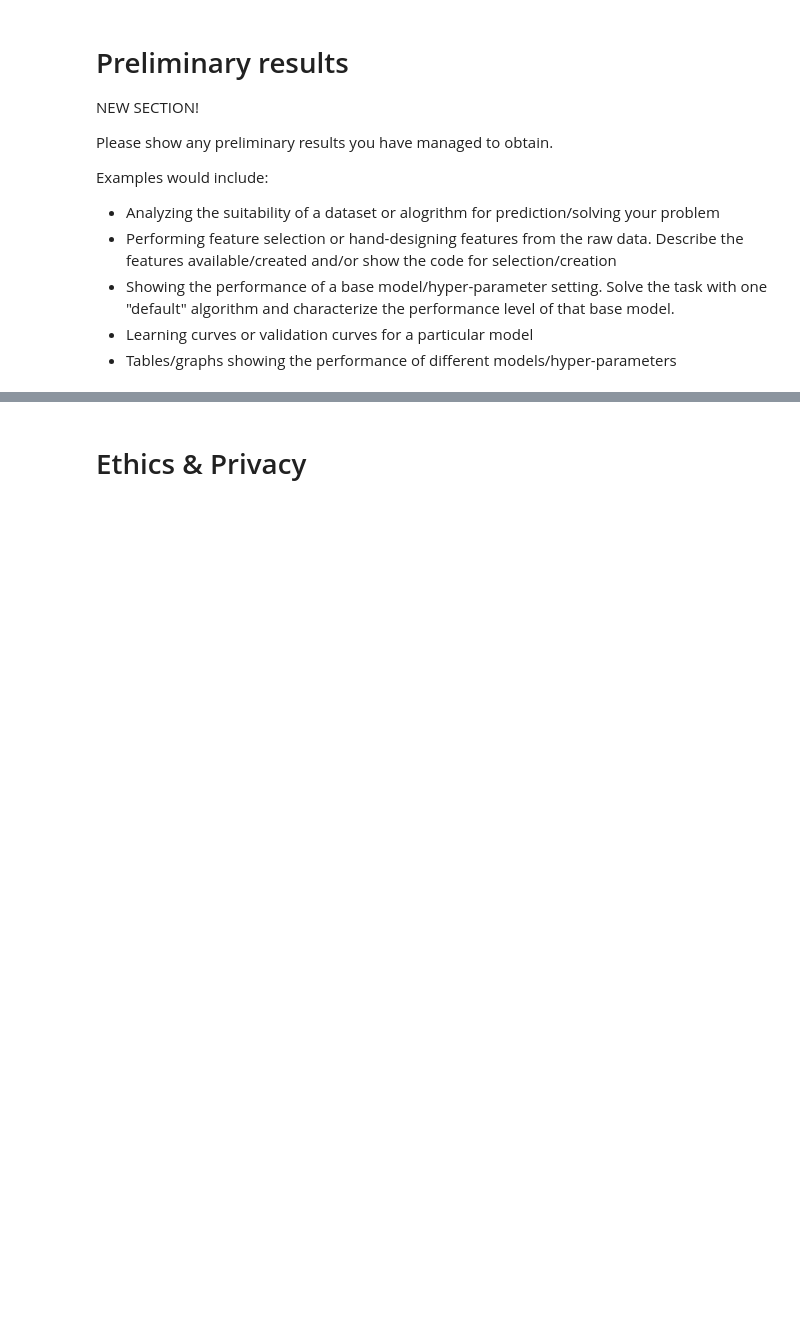
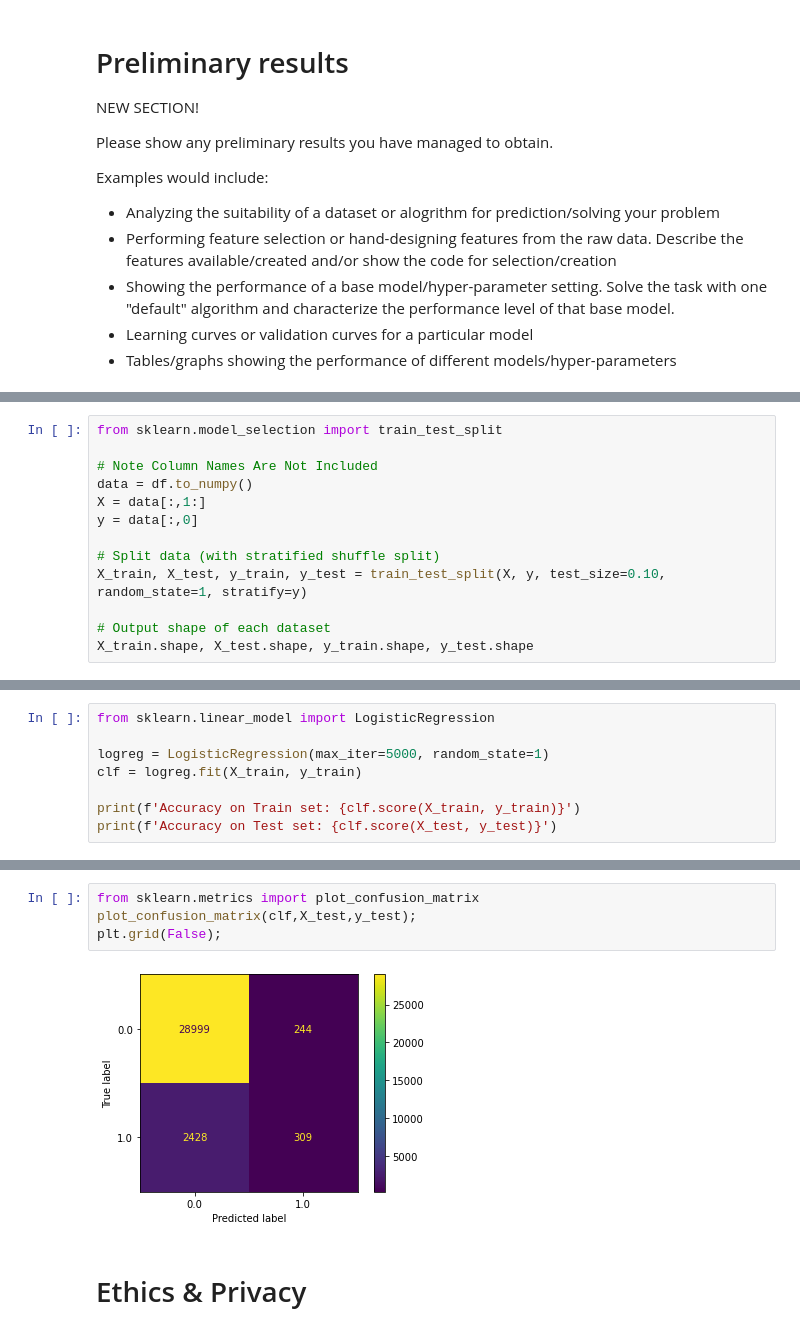
Before and after one commit to COGS118A/Group050-Sp22, a Jupyter notebook: Checkpoint_group050.ipynb, the cells around one changed output, grey strips where cells are left out. Saved outputs shown, nothing was run; the diff lists cells and outputs as text; blank space fills up the shorter version.

Commit message:
major update to notebook EDA/baseline preformance with linear regression

```diff
--- a/Checkpoint_group050.ipynb
+++ b/Checkpoint_group050.ipynb
@@ -145,0 +290,13 @@ Examples would include:
+# %%
+from sklearn.model_selection import train_test_split
+
+# Note Column Names Are Not Included
+data = df.to_numpy()
+X = data[:,1:]
+y = data[:,0]
+
+# Split data (with stratified shuffle split)
+X_train, X_test, y_train, y_test = train_test_split(X, y, test_size=0.10, random_state=1, stratify=y)
+
+# Output shape of each dataset
+X_train.shape, X_test.shape, y_train.shape, y_test.shape
@@ -145,0 +309,8 @@ Examples would include:
+# %%
+from sklearn.linear_model import LogisticRegression
+
+logreg = LogisticRegression(max_iter=5000, random_state=1)
+clf = logreg.fit(X_train, y_train)
+
+print(f'Accuracy on Train set: {clf.score(X_train, y_train)}')
+print(f'Accuracy on Test set: {clf.score(X_test, y_test)}')
@@ -146,3 +334,9 @@ Examples would include:
+# %%
+from sklearn.metrics import plot_confusion_matrix
+plot_confusion_matrix(clf,X_test,y_test);
+plt.grid(False);
+# %% [output]
+[figure, added]
 # %% [markdown]
 # Ethics & Privacy
 # %% [markdown]
```
Also changed, not shown: parts of 18 cells of this notebook.
